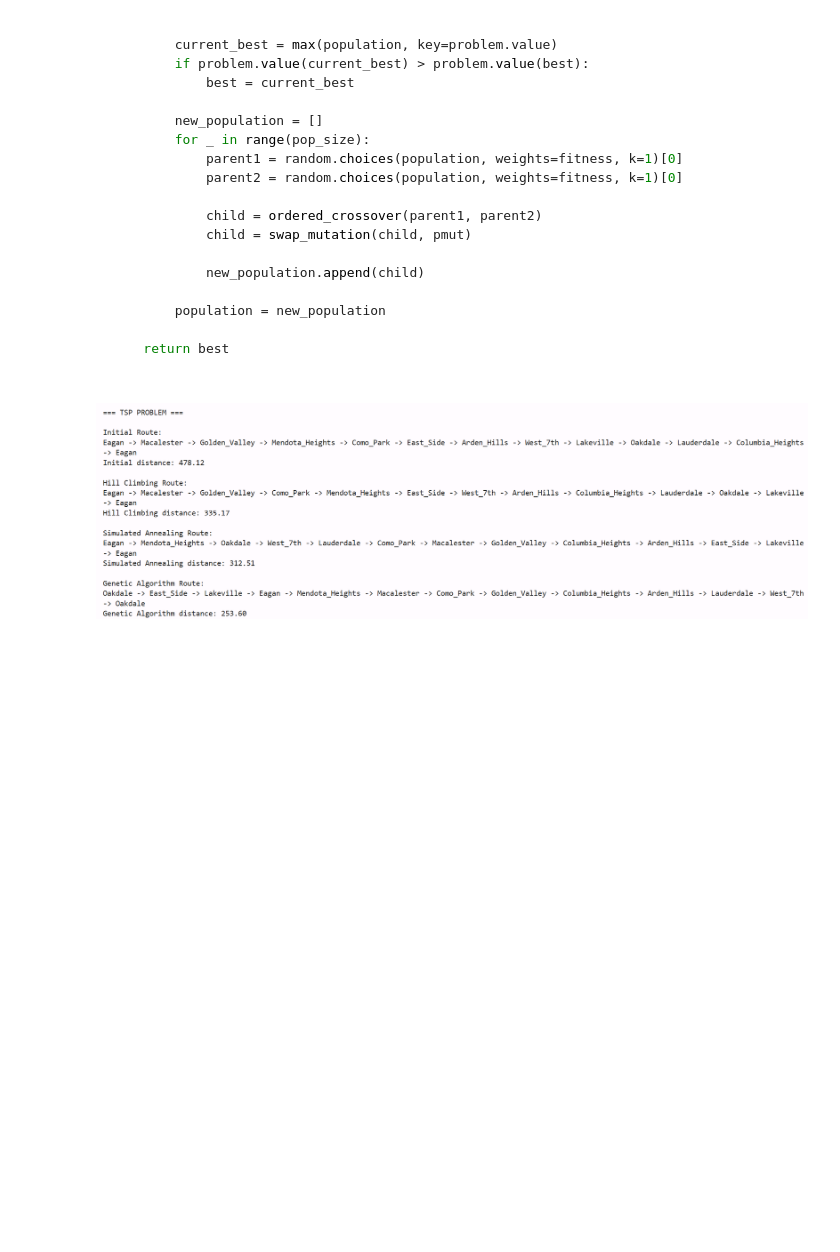
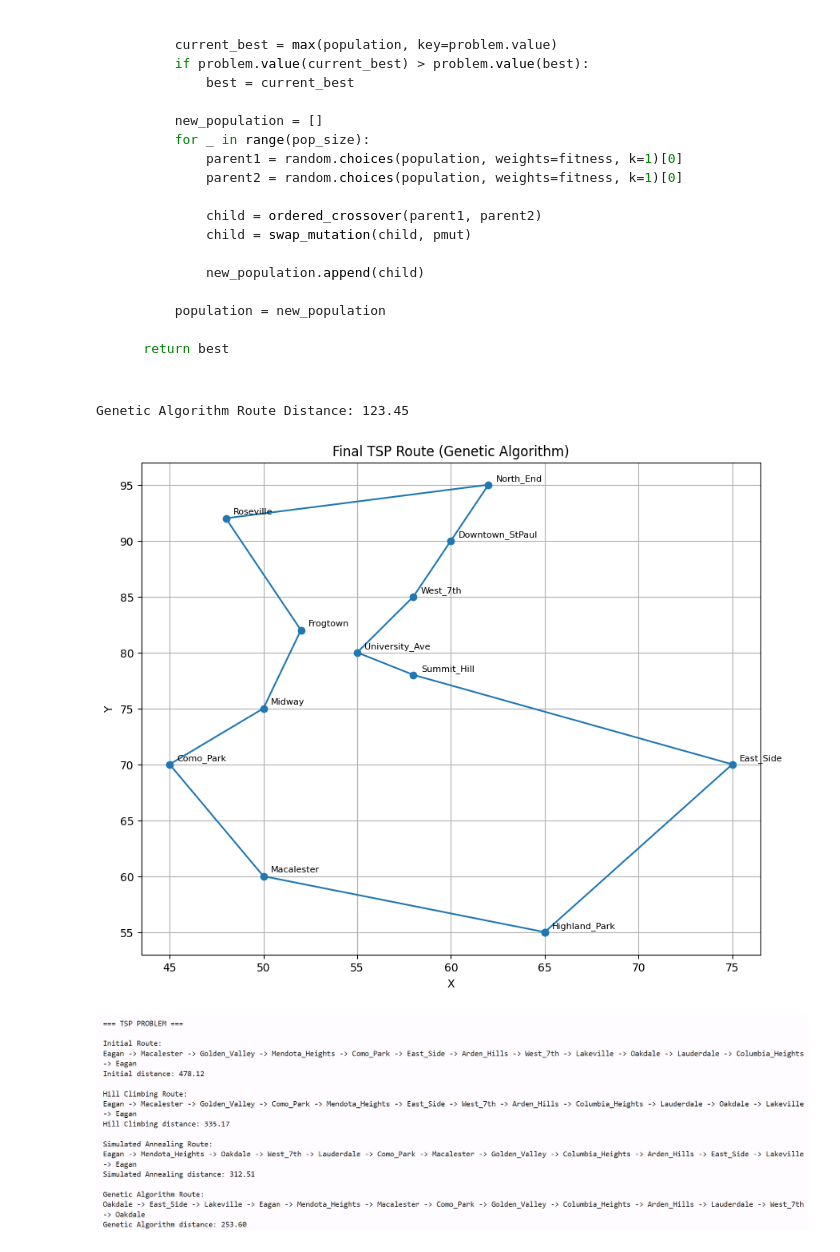
Before and after one commit to Nikhil433-dell/Assign5, a Jupyter notebook: Homework 5-1.ipynb, the cells around one changed output. Saved outputs shown, nothing was run; the diff lists cells and outputs as text; code cells hidden in the pictures; blank space fills up the shorter version.

```diff
--- a/Homework 5-1.ipynb
+++ b/Homework 5-1.ipynb
@@ -876,7 +901,7 @@ def ordered_crossover(p1, p2):
     size = len(p1)
     a, b = sorted(random.sample(range(size), 2))
 
-     Start with a section from Parent 1
+    # Start with a section from Parent 1
     child = [None] * size
     child[a:b] = p1[a:b]
 
@@ -914,33 +939,36 @@ def tsp_genetic_algorithm(problem, pop_size=80, generations=400, pmut=0.2, seed=
         # shift scores so all positive for the roulette selection
         scores = [problem.value(ind) for ind in population]
         min_s = min(scores)
         fitness = [s - min_s + 1 for s in scores]
 
         # Keep track of best found so far
         current_best = max(population, key=problem.value)
         if problem.value(current_best) > problem.value(best_overall):
             best_overall = current_best
         # Selection and Reproduce
         new_population = []
         for _ in range(pop_size):
             p1 = random.choices(population, weights=fitness, k=1)[0]
             p2 = random.choices(population, weights=fitness, k=1)[0]
 
             # Then, Crossover and Mutation
             child = ordered_crossover(p1, p2)
             child = swap_mutation(child, pmut)
             new_population.append(child)
 
         population = new_population
 
     return best_overall
 
 # Run and Print Results
 ga_sol = tsp_genetic_algorithm(tsp_prob)
 print(f"Genetic Algorithm Route Distance: {tsp_prob.route_length(ga_sol):.2f}")
 
 # Final Visual
 plot_tsp_route(ga_sol, CITY_COORDINATES, title="Final TSP Route (Genetic Algorithm)")
+# %% [output]
+Genetic Algorithm Route Distance: 123.45
+[figure, added]
 # %% [markdown]
 ![image.png](attachment:8b1e4e74-bb22-4534-87ad-a62184880921.png)
 # %% [markdown]
```
Also changed, not shown: parts of 10 cells of this notebook.
